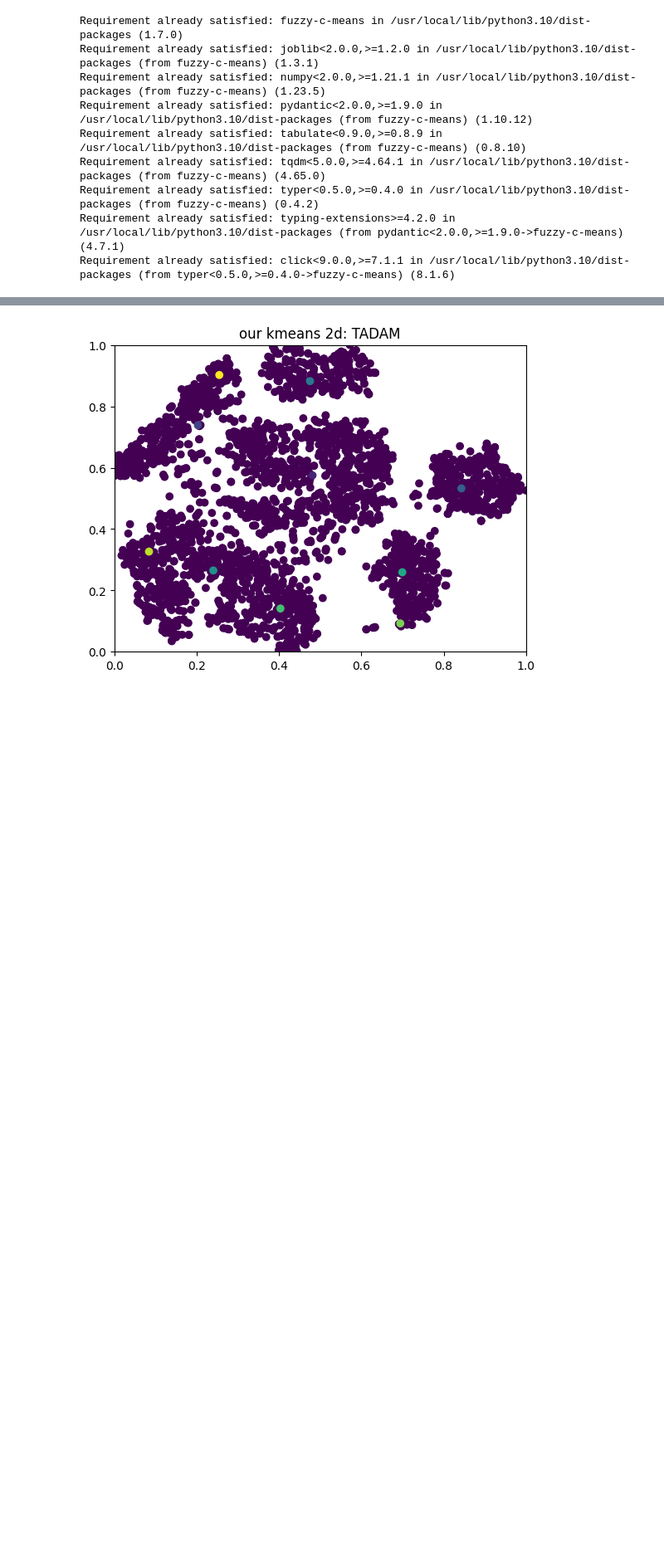
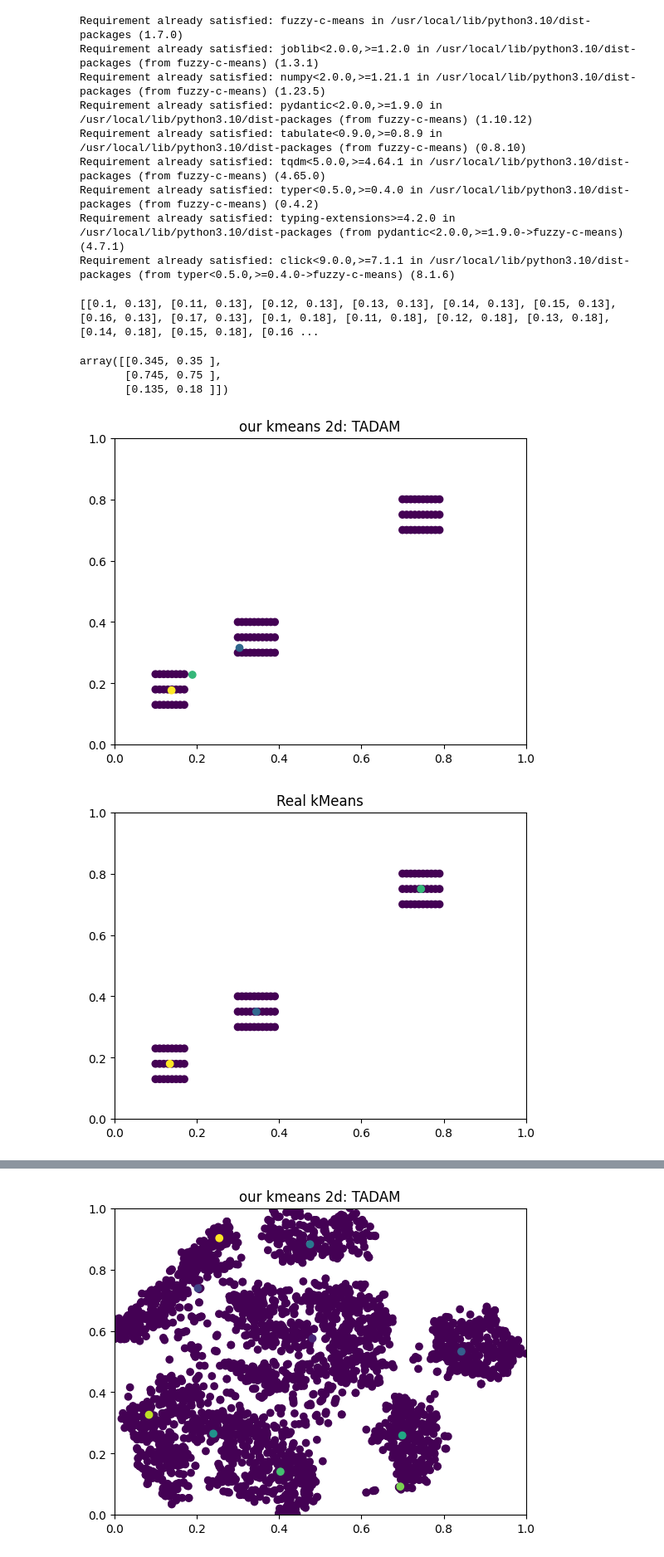
Before and after one commit to dolevi101/PPKMeans, a Jupyter notebook: TiiKM_2d.ipynb, the cells around one changed output, grey strips where cells are left out. Shown: that part at 83% size. Saved outputs shown, nothing was run; the diff lists cells and outputs as text; code cells hidden in the pictures; blank space fills up the shorter version.

```diff
--- a/TiiKM_2d.ipynb
+++ b/TiiKM_2d.ipynb
@@ -298,35 +298,42 @@ data.extend([[x/100,0.23] for x in list(range(10,18))])
 data.extend([[x/100,0.3] for x in list(range(30,40))])
 data.extend([[x/100,0.35] for x in list(range(30,40))])
 data.extend([[x/100,0.4] for x in list(range(30,40))])
 
 data.extend([[x/100,0.7] for x in list(range(70,80))])
 data.extend([[x/100,0.75] for x in list(range(70,80))])
 data.extend([[x/100,0.8] for x in list(range(70,80))])
 
 #data.extend([x/100 for x in list(range(90,95))])
 original_data = data.copy()
 
 #print_fig([row[0] for row in data], [row[1] for row in data], "plot_name", tochange=True)
 
 #variables
 k = 3
 n = 3
 p = 5
 iterations_for_center = 10
 internal_iterations = 20
 interval = 0.05
 to_print = False
 to_draw = False
-to_draw_milestones = True
+to_draw_milestones = False
 
 discovered_centers = new_kmeans_2d(data, k, n, p, iterations_for_center, internal_iterations, interval, to_print, to_draw, to_draw_milestones)
 #suggestion, run the same algorithm, but now data=discovered_centers
 
 #fuzzy_c_means(k, (np.asarray(data)).reshape(1,-1))
-#real_kmeans(k, data)
+real_kmeans(k, data)
 
 #TODO: intersection overlapping interval
 #todo, update the known interval for previous center in new_kmeans_2d to be doubled
+# %% [output]
+[[0.1, 0.13], [0.11, 0.13], [0.12, 0.13], [0.13, 0.13], [0.14, 0.13], [0.15, 0.13], [0.16, 0.13], [0.17, 0.13], [0.1, 0.18], [0.11, 0.18], [0.12, 0.18], [0.13, 0.18], [0.14, 0.18], [0.15, 0.18], [0.16 ...
+array([[0.345, 0.35 ],
+       [0.745, 0.75 ],
+       [0.135, 0.18 ]])
+[figure, added]
+[figure, added]
 # %%
 import numpy as np
 import matplotlib.pyplot as plt
```
